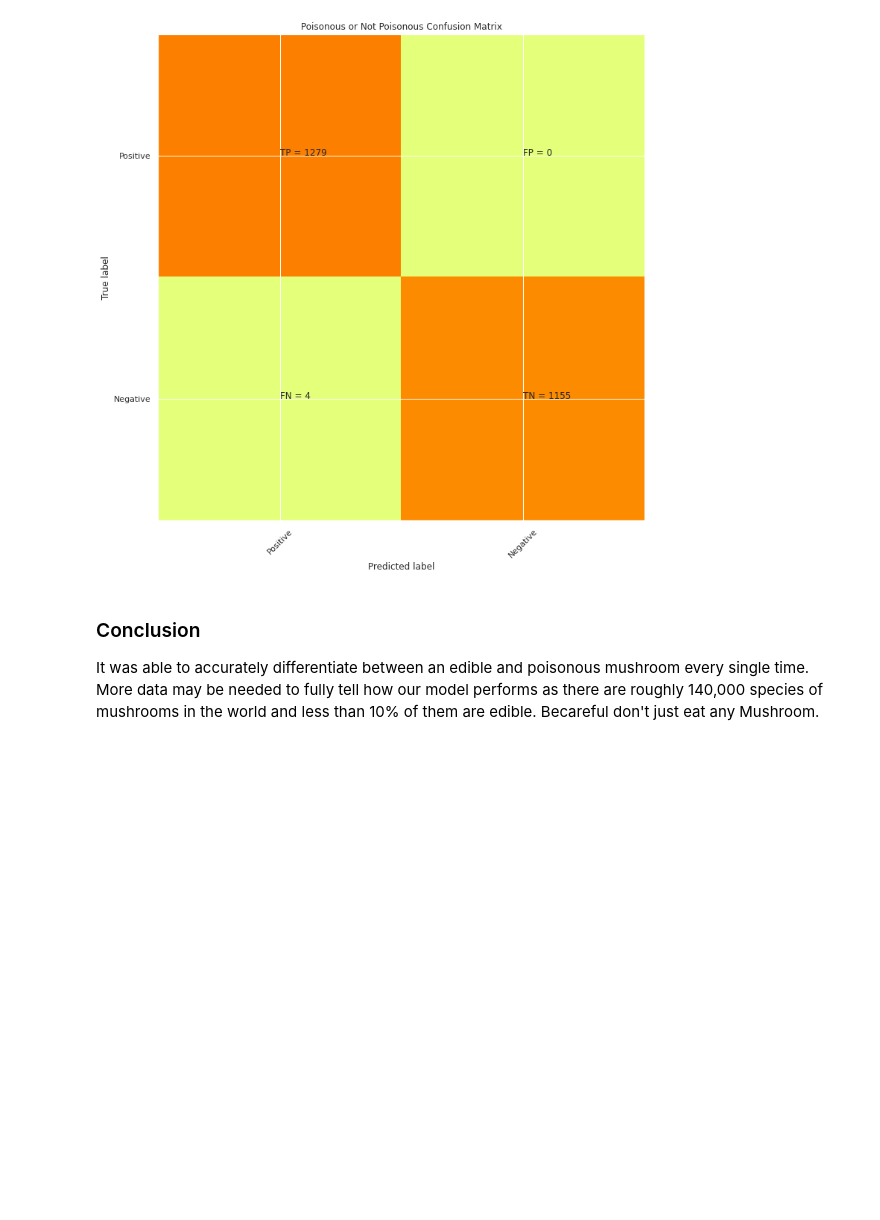
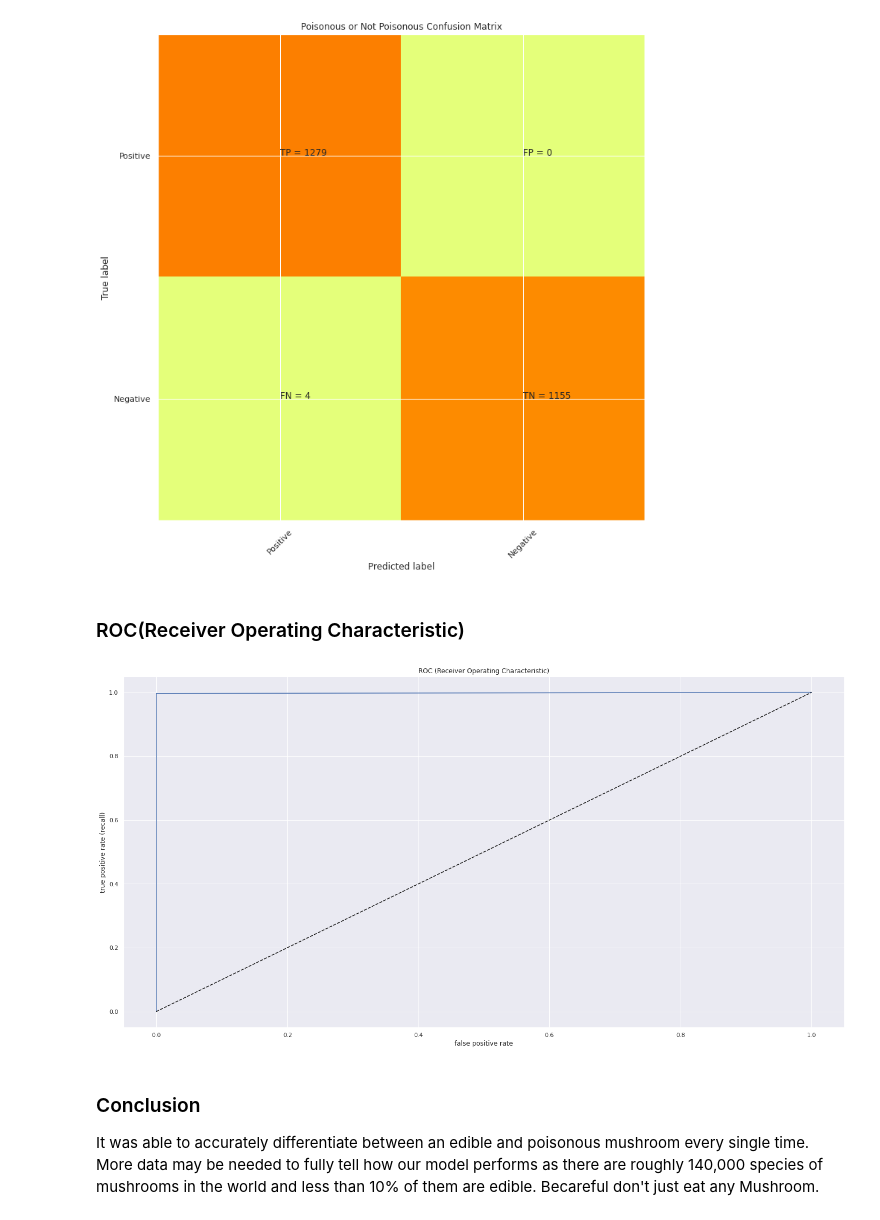
Before and after one commit to thabomayika/Decision_Tree, a Jupyter notebook: Mushroom_decision_tree.ipynb, the cells around one changed output. Drawn from its saved outputs; the diff is of its cells as text; code cells hidden in the pictures; blank space fills up the shorter version.

```diff
--- a/Mushroom_decision_tree.ipynb
+++ b/Mushroom_decision_tree.ipynb
@@ -121,6 +123,23 @@ for i in range(2):
 plt.show()
 # %% [output]
 [figure]
+# %% [markdown]
+### ROC(Receiver Operating Characteristic)
+# %%
+from sklearn.metrics import roc_curve
+from sklearn.metrics import roc_auc_score
+roc_auc = roc_auc_score(y_test, y_pred)
+fr, tr, threshold_log = roc_curve(y_test, y_pred)
+sns.set()
+plt.figure(figsize=(24,12))
+plt.title('ROC (Receiver Operating Characteristic)')
+plt.plot(fr, tr)
+plt.plot([0,1], [0,1], 'k--')
+plt.xlabel('false positive rate')
+plt.ylabel('true positive rate (recall)')
+plt.show()
+# %% [output]
+[figure, added]
 # %% [markdown]
 ### Conclusion
 It was able to accurately differentiate between an edible and poisonous mushroom every single time. More data may be needed to fully tell how our model performs as there are roughly 140,000 species of mushrooms in the world and less than 10% of them are edible. Becareful don't just eat any Mushroom.
```
Also changed, not shown: parts of 1 cell of this notebook.
